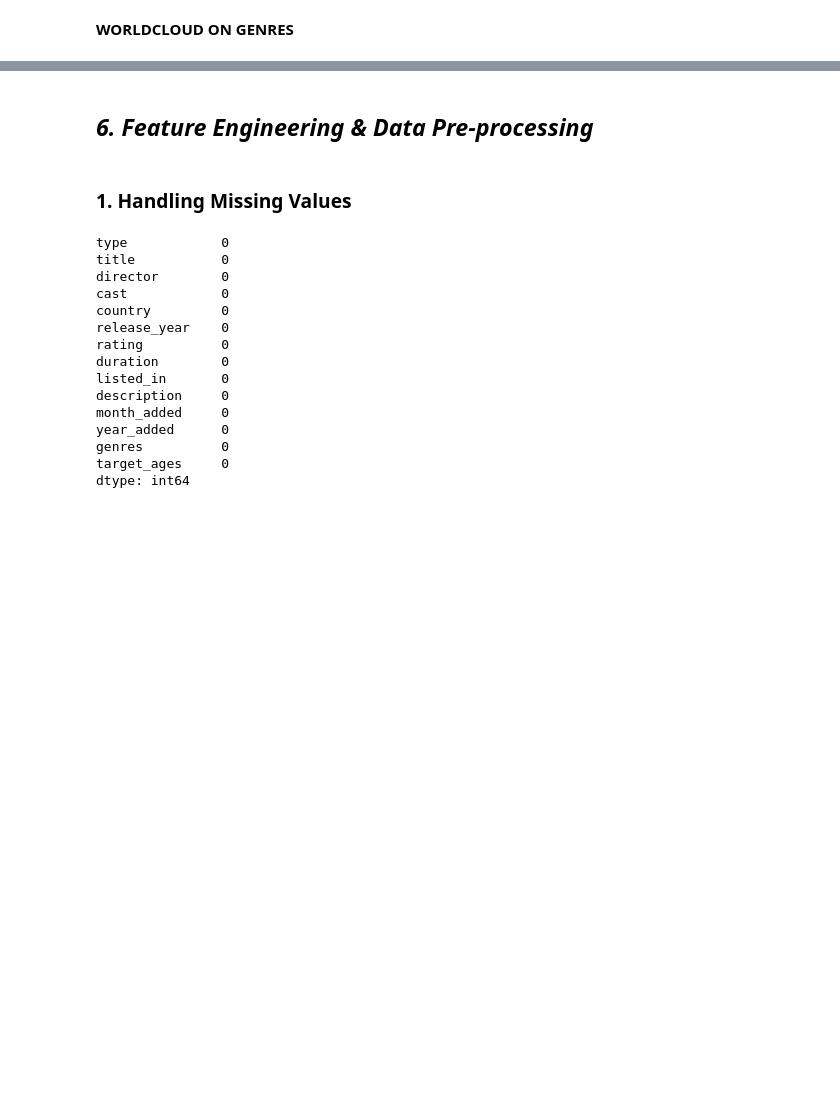
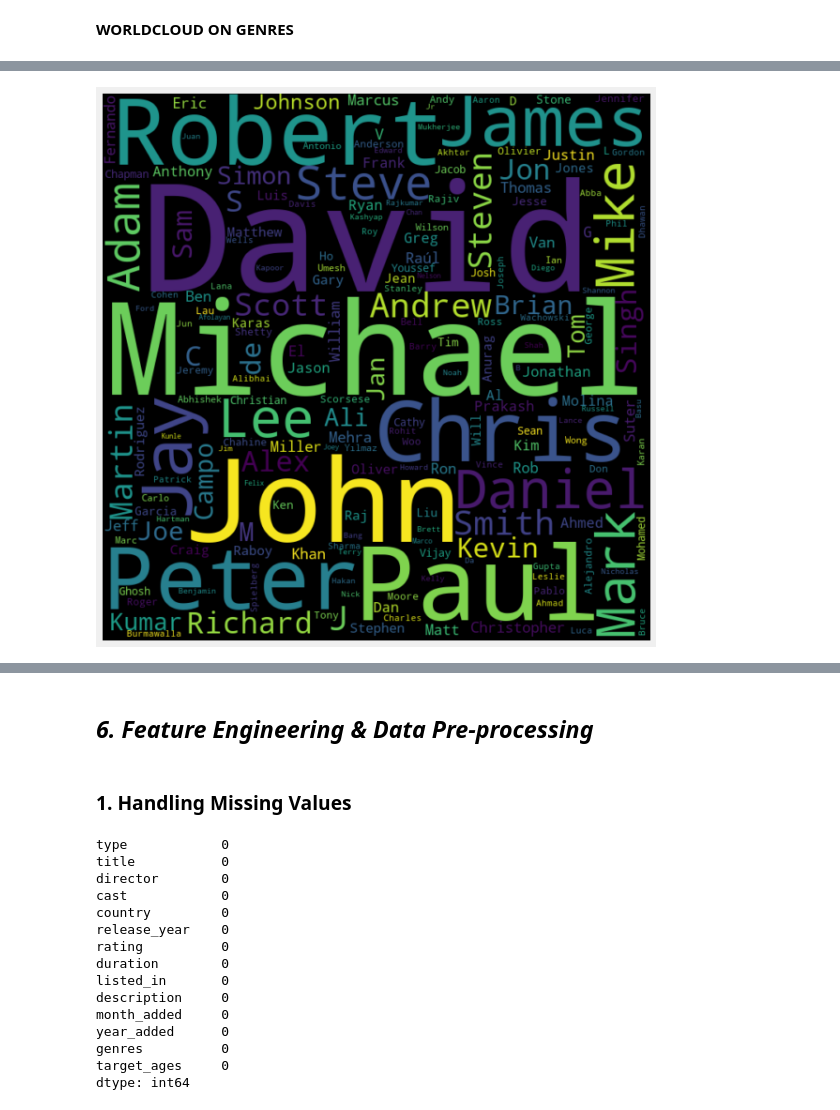
Before and after one commit to thepankaj018/Netflix-Movies-TV-Shows-Clustering, a Jupyter notebook: Netflix_Movies_and_TV_Shows_Clustering.ipynb, the cells around one changed output, grey strips where cells are left out. Drawn from its saved outputs; the diff is of its cells as text; code cells hidden in the pictures; blank space fills up the shorter version.

```diff
--- a/Netflix_Movies_and_TV_Shows_Clustering.ipynb
+++ b/Netflix_Movies_and_TV_Shows_Clustering.ipynb
@@ -1000,0 +1003,15 @@ plt.show()
+# %%
+def create_worldcloud(feature):
+  # creating the text variable
+  text = " ".join(items for items in df[df[feature] != 'Unknown'][feature])
+  # Creating word_cloud with text as argument in .generate() method
+  word_cloud1 = WordCloud(collocations = False,width = 700, height = 700).generate(text)
+  # Display the generated Word Cloud
+  plt.figure(figsize = (10,10), facecolor = None)
+  plt.imshow(word_cloud1, interpolation='bilinear')
+  plt.axis("off")
+  plt.show()
+# %%
+create_worldcloud('director')
+# %% [output]
+[figure, added]
```
Also changed, not shown: parts of 45 cells of this notebook.
